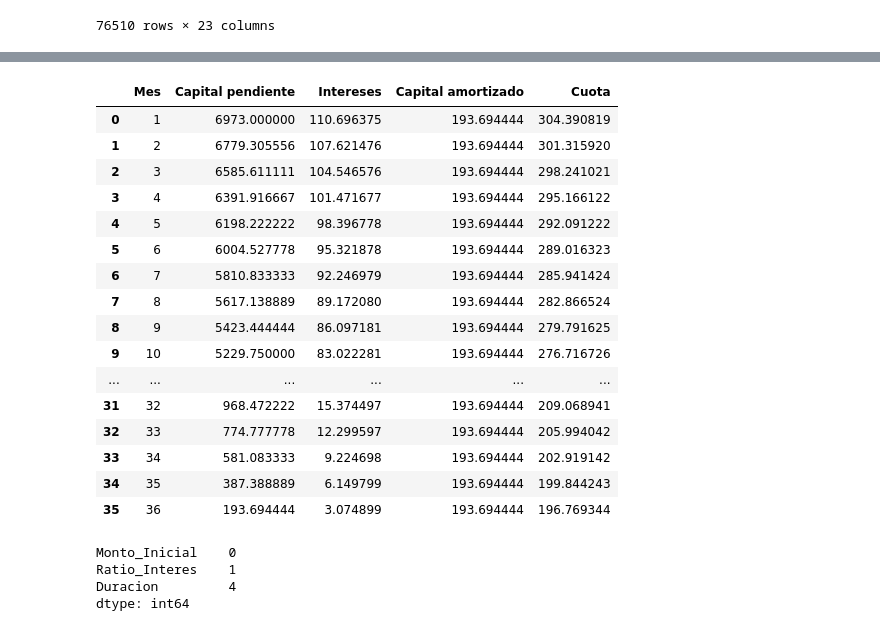
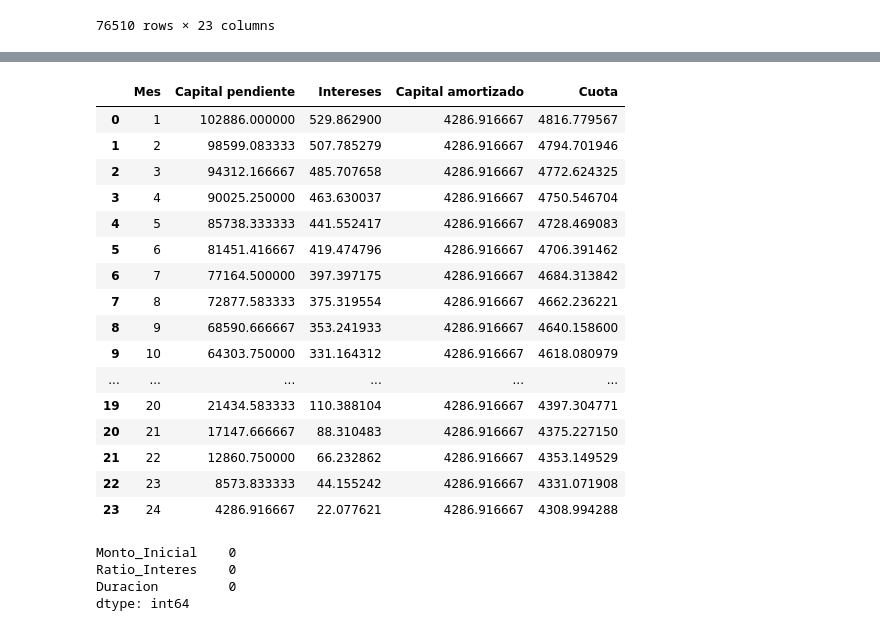
Before and after one commit to nereaaloria-ctrl/RETO-5-Verde-Claro, a Jupyter notebook: sistema_aleman.ipynb, the cells around one changed output, grey strips where cells are left out. Saved outputs shown, nothing was run; the diff lists cells and outputs as text; code cells hidden in the pictures.

```diff
--- a/sistema_aleman.ipynb
+++ b/sistema_aleman.ipynb
@@ -307,38 +307,38 @@ def sistema_aleman(monto, interes, duracion):
 # %%
 # Prueba de la función con un ejemplo
 
-prestamo = df.iloc[0]
+prestamo = filtrado.iloc[0]
 
 tabla_aleman = sistema_aleman(
     prestamo["Monto_Inicial"],
     prestamo["Ratio_Interes"] / 100,
     int(prestamo["Duracion"])
 )
 
 tabla_aleman
 # %% [output]
 |  | Mes | Capital pendiente | Intereses | Capital amortizado | Cuota |
-| 0 | 1 | 6973.000000 | 110.696375 | 193.694444 | 304.390819 |
-| 1 | 2 | 6779.305556 | 107.621476 | 193.694444 | 301.315920 |
-| 2 | 3 | 6585.611111 | 104.546576 | 193.694444 | 298.241021 |
-| 3 | 4 | 6391.916667 | 101.471677 | 193.694444 | 295.166122 |
-| 4 | 5 | 6198.222222 | 98.396778 | 193.694444 | 292.091222 |
-| 5 | 6 | 6004.527778 | 95.321878 | 193.694444 | 289.016323 |
-| 6 | 7 | 5810.833333 | 92.246979 | 193.694444 | 285.941424 |
-| 7 | 8 | 5617.138889 | 89.172080 | 193.694444 | 282.866524 |
-| 8 | 9 | 5423.444444 | 86.097181 | 193.694444 | 279.791625 |
-| 9 | 10 | 5229.750000 | 83.022281 | 193.694444 | 276.716726 |
+| 0 | 1 | 102886.000000 | 529.862900 | 4286.916667 | 4816.779567 |
+| 1 | 2 | 98599.083333 | 507.785279 | 4286.916667 | 4794.701946 |
+| 2 | 3 | 94312.166667 | 485.707658 | 4286.916667 | 4772.624325 |
+| 3 | 4 | 90025.250000 | 463.630037 | 4286.916667 | 4750.546704 |
+| 4 | 5 | 85738.333333 | 441.552417 | 4286.916667 | 4728.469083 |
+| 5 | 6 | 81451.416667 | 419.474796 | 4286.916667 | 4706.391462 |
+| 6 | 7 | 77164.500000 | 397.397175 | 4286.916667 | 4684.313842 |
+| 7 | 8 | 72877.583333 | 375.319554 | 4286.916667 | 4662.236221 |
+| 8 | 9 | 68590.666667 | 353.241933 | 4286.916667 | 4640.158600 |
+| 9 | 10 | 64303.750000 | 331.164312 | 4286.916667 | 4618.080979 |
 | ... | ... | ... | ... | ... | ... |
-| 31 | 32 | 968.472222 | 15.374497 | 193.694444 | 209.068941 |
-| 32 | 33 | 774.777778 | 12.299597 | 193.694444 | 205.994042 |
-| 33 | 34 | 581.083333 | 9.224698 | 193.694444 | 202.919142 |
-| 34 | 35 | 387.388889 | 6.149799 | 193.694444 | 199.844243 |
-| 35 | 36 | 193.694444 | 3.074899 | 193.694444 | 196.769344 |
+| 19 | 20 | 21434.583333 | 110.388104 | 4286.916667 | 4397.304771 |
+| 20 | 21 | 17147.666667 | 88.310483 | 4286.916667 | 4375.227150 |
+| 21 | 22 | 12860.750000 | 66.232862 | 4286.916667 | 4353.149529 |
+| 22 | 23 | 8573.833333 | 44.155242 | 4286.916667 | 4331.071908 |
+| 23 | 24 | 4286.916667 | 22.077621 | 4286.916667 | 4308.994288 |
 # %%
-df[["Monto_Inicial", "Ratio_Interes", "Duracion"]].isna().sum()
+filtrado[["Monto_Inicial", "Ratio_Interes", "Duracion"]].isna().sum()
 # %% [output]
 Monto_Inicial    0
-Ratio_Interes    1
-Duracion         4
+Ratio_Interes    0
+Duracion         0
 dtype: int64
 # %%
```
Also changed, not shown: parts of 8 cells of this notebook.
